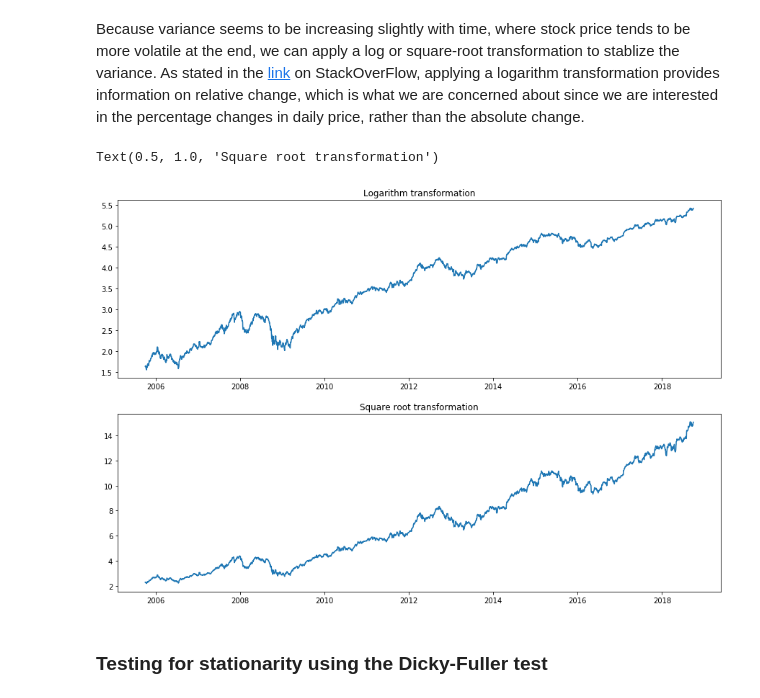
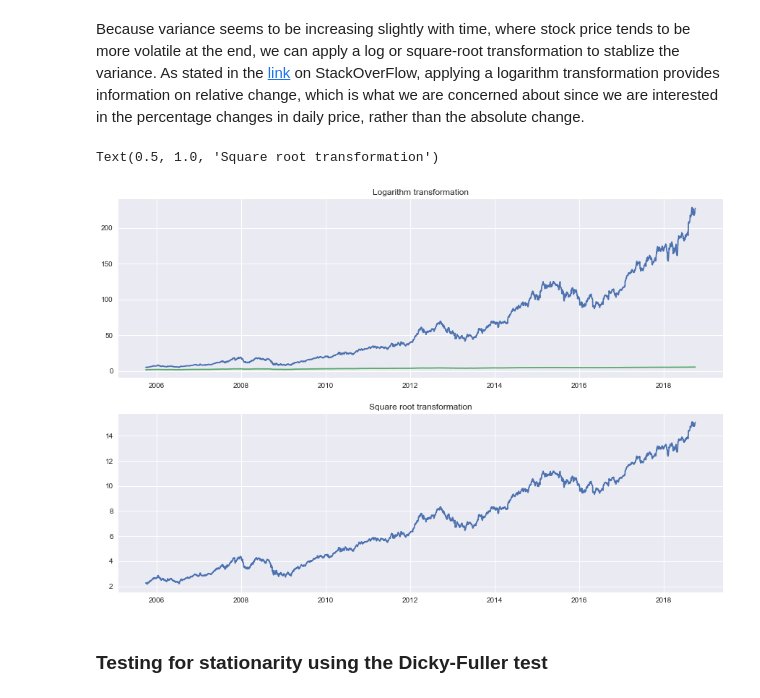
Before and after one commit to izesaon/cds, a Jupyter notebook: project.ipynb, the cells around one changed output. Saved outputs shown, nothing was run; the diff lists cells and outputs as text; code cells hidden in the pictures.

```diff
--- a/project.ipynb
+++ b/project.ipynb
@@ -86,6 +86,8 @@ from statsmodels.tsa.stattools import adfuller
 from statsmodels.graphics.tsaplots import plot_acf, plot_pacf
 from statsmodels.tsa.arima_model import ARIMA
 from statsmodels.tsa.ar_model import AR
+
+plt.style.use("seaborn")
 # %% [markdown]
 ### Description of dataset
 
@@ -235,13 +250,14 @@ Because variance seems to be increasing slightly with time, where stock price te
 # %%
 # logarithm transformation
 fig,ax = plt.subplots(2, figsize=(15,10))
+ax[0].plot(aapl['Date'],aapl['Adj Close'])
 ax[0].plot(aapl['Date'],np.log(aapl['Adj Close']))
 ax[0].set_title('Logarithm transformation')
 ax[1].plot(aapl['Date'],np.sqrt(aapl['Adj Close']))
 ax[1].set_title('Square root transformation')
 # %% [output]
 Text(0.5, 1.0, 'Square root transformation')
-[figure, old version]
+[figure, new version]
 # %% [markdown]
 ### Testing for stationarity using the Dicky-Fuller test
 # %% [markdown]
```
Also changed, not shown: parts of 9 cells of this notebook, 2 other files.
